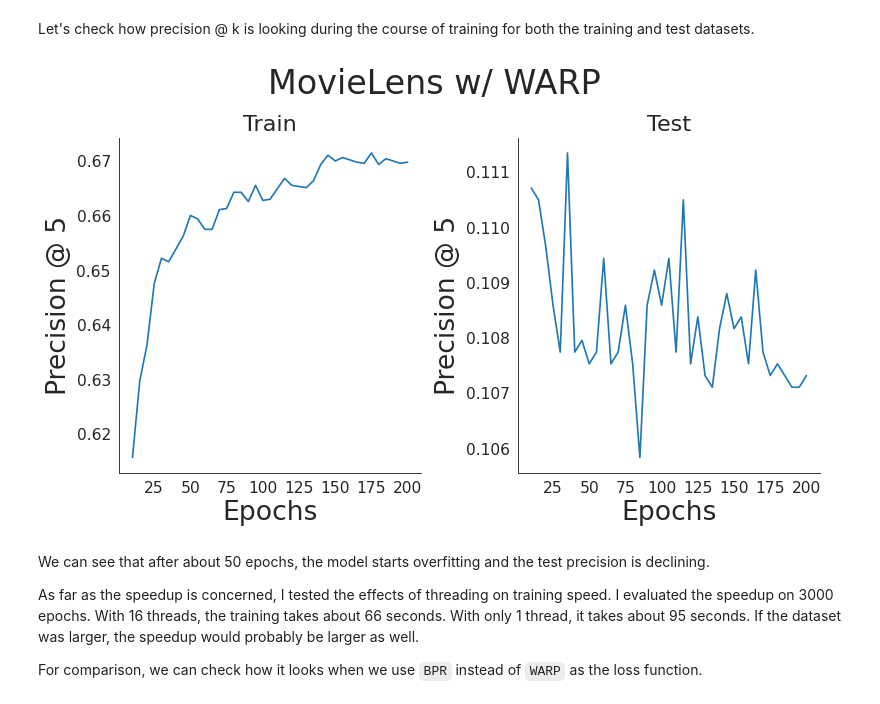
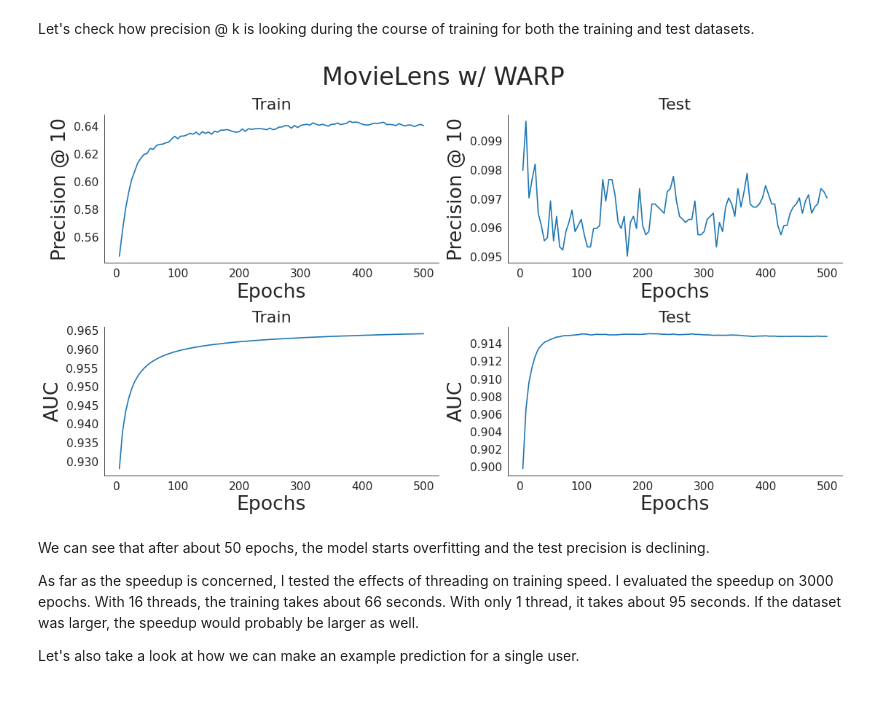
Before and after one commit to yawnston/lightfm-eval, a Jupyter notebook: playground/presentation.ipynb, the cells around one changed output. Saved outputs shown, nothing was run; the diff lists cells and outputs as text; code cells hidden in the pictures.

```diff
--- a/playground/presentation.ipynb
+++ b/playground/presentation.ipynb
@@ -95,11 +134,9 @@ def plot_training_evaluation(epoch_iters, patk_train, patk_test, title):
 
     plt.tight_layout();
-# %%
-plot_training_evaluation(epoch_iters, patk_train, patk_test, "MovieLens w/ WARP")
-
-# TODO: make a prediction for a user (i.e. show predicted movies given some previous movies)
-# %% [output]
-[figure, removed]
+# %%
+plot_training_evaluation(epoch_iters, patk_train, patk_test, auc_train, auc_test, "MovieLens w/ WARP")
+# %% [output]
+[figure, added]
 # %% [markdown]
 We can see that after about 50 epochs, the model starts overfitting and the test precision is declining.
 
@@ -109,4 +146,4 @@ With 16 threads, the training takes about 66 seconds.
 With only 1 thread, it takes about 95 seconds.
 If the dataset was larger, the speedup would probably be larger as well.
 
-For comparison, we can check how it looks when we use `BPR` instead of `WARP` as the loss function.
+Let's also take a look at how we can make an example prediction for a single user.
```
Also changed, not shown: parts of 12 cells of this notebook.
